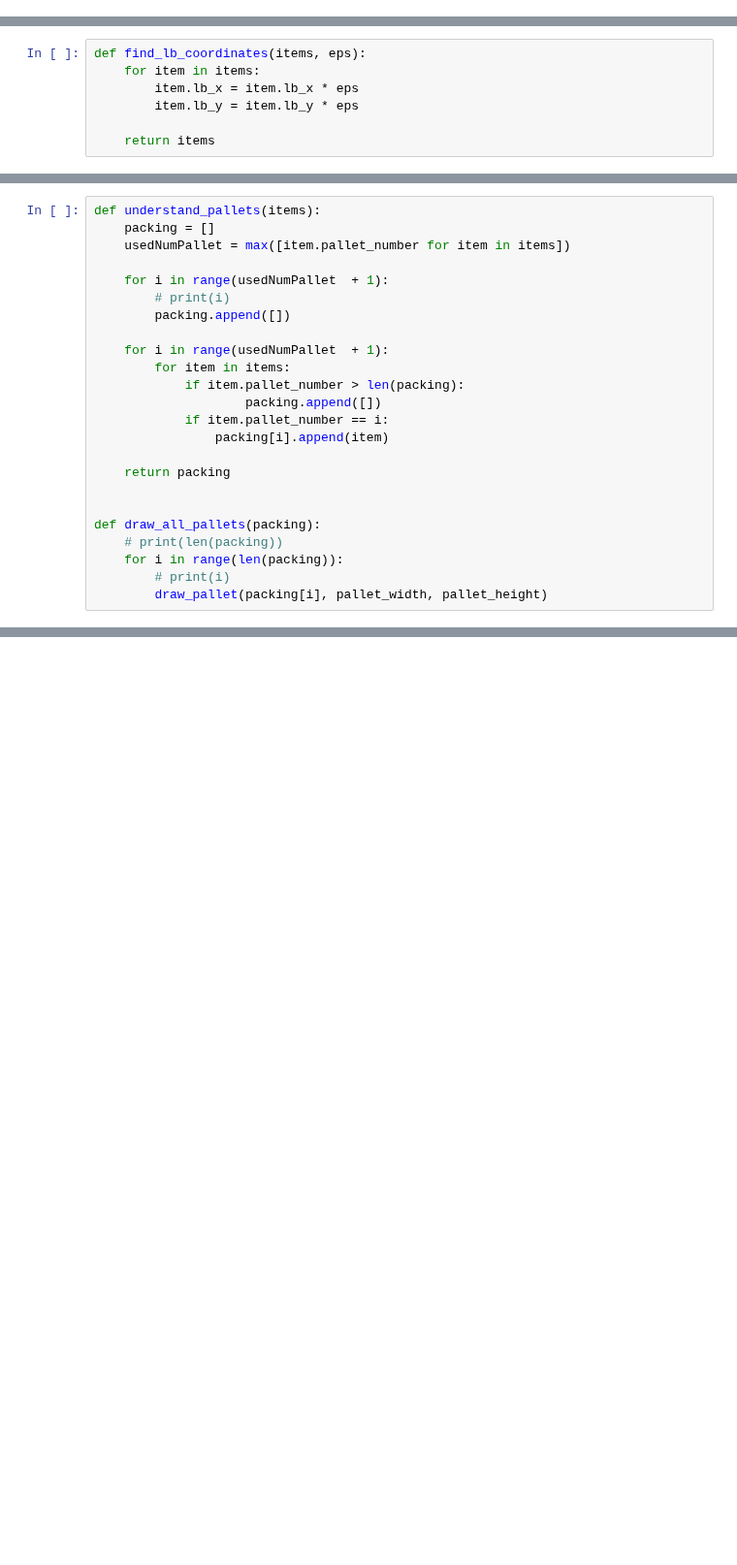
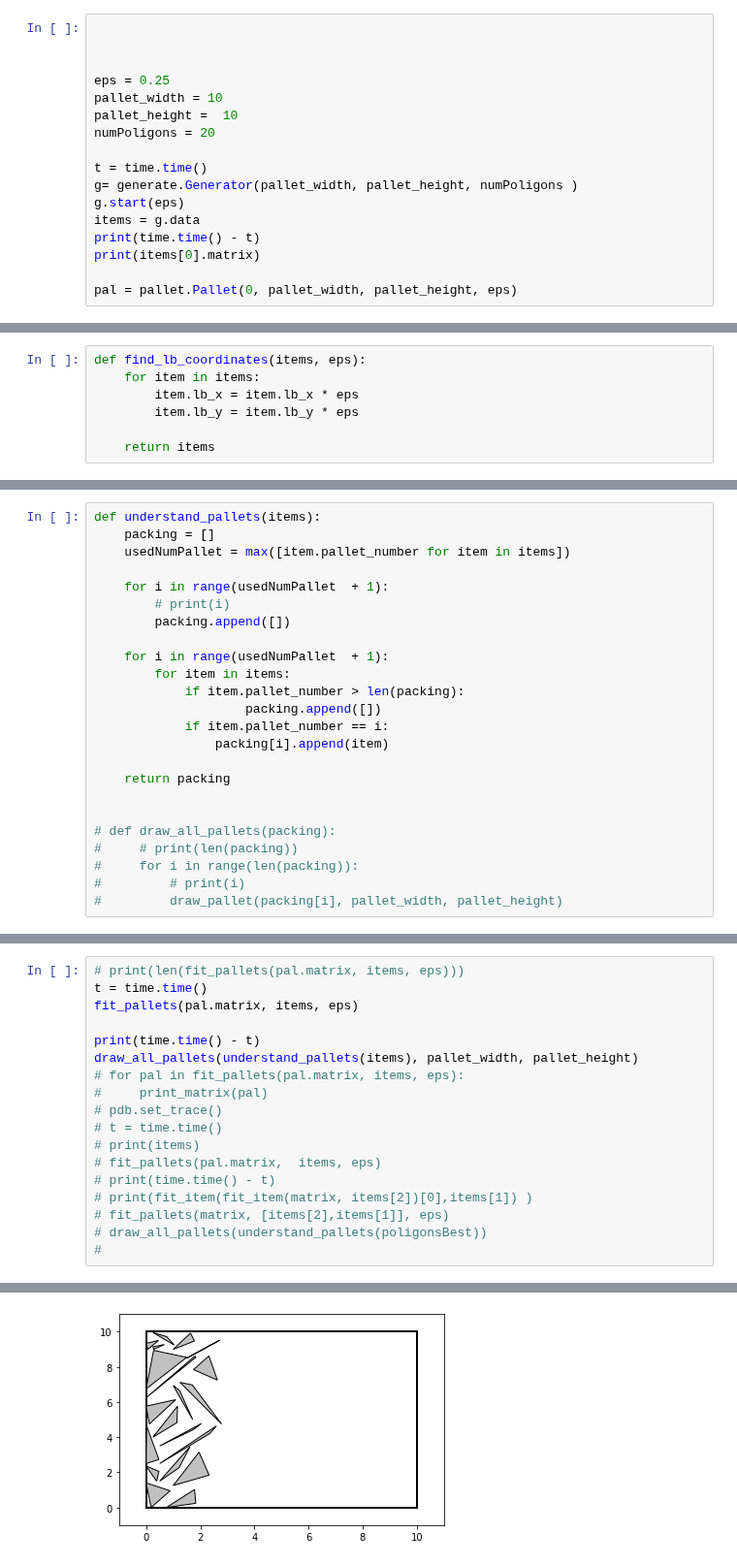
Before and after one commit to LyapinAlex/NestingProblem-BMW2022, a Jupyter notebook: raster_experiment.ipynb, the cells around one changed output, grey strips where cells are left out. Shown at 97% size. Saved outputs shown, nothing was run; the diff lists cells and outputs as text; blank space fills up the shorter version.

```diff
--- a/raster_experiment.ipynb
+++ b/raster_experiment.ipynb
@@ -80,0 +71,17 @@ pal = pallet.Pallet(0, pallet_width, pallet_height, eps)
+# %%
+
+
+
+eps = 0.25
+pallet_width = 10
+pallet_height =  10
+numPoligons = 20
+
+t = time.time()
+g= generate.Generator(pallet_width, pallet_height, numPoligons )
+g.start(eps)
+items = g.data
+print(time.time() - t)
+print(items[0].matrix)
+
+pal = pallet.Pallet(0, pallet_width, pallet_height, eps)
@@ -226,9 +278,9 @@ def understand_pallets(items):
     return packing
 
 
-def draw_all_pallets(packing):
-    # print(len(packing))
-    for i in range(len(packing)):
-        # print(i)
-        draw_pallet(packing[i], pallet_width, pallet_height)
+# def draw_all_pallets(packing):
+#     # print(len(packing))
+#     for i in range(len(packing)):
+#         # print(i)
+#         draw_pallet(packing[i], pallet_width, pallet_height)
 # %%
@@ -288,0 +330,19 @@ print(time.perf_counter() - t)
+# %%
+# print(len(fit_pallets(pal.matrix, items, eps)))
+t = time.time()
+fit_pallets(pal.matrix, items, eps)
+
+print(time.time() - t)
+draw_all_pallets(understand_pallets(items), pallet_width, pallet_height)
+# for pal in fit_pallets(pal.matrix, items, eps):
+#     print_matrix(pal)
+# pdb.set_trace()
+# t = time.time()
+# print(items)
+# fit_pallets(pal.matrix,  items, eps)
+# print(time.time() - t)
+# print(fit_item(fit_item(matrix, items[2])[0],items[1]) )
+# fit_pallets(matrix, [items[2],items[1]], eps)
+# draw_all_pallets(understand_pallets(poligonsBest))
+#
+# %% [output]
@@ -288,0 +350 @@ print(time.perf_counter() - t)
+[figure, added]
```
Also changed, not shown: parts of 10 cells of this notebook, 5 other files.
